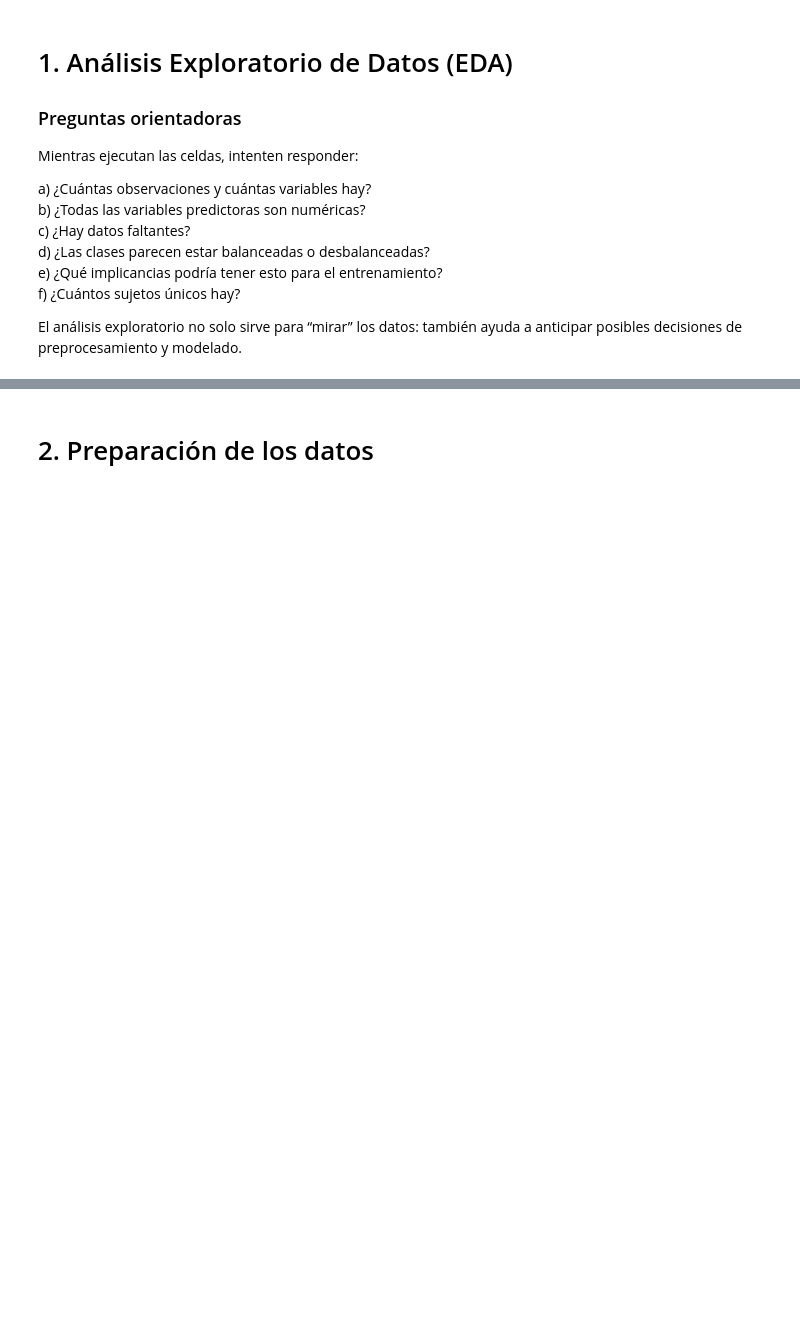
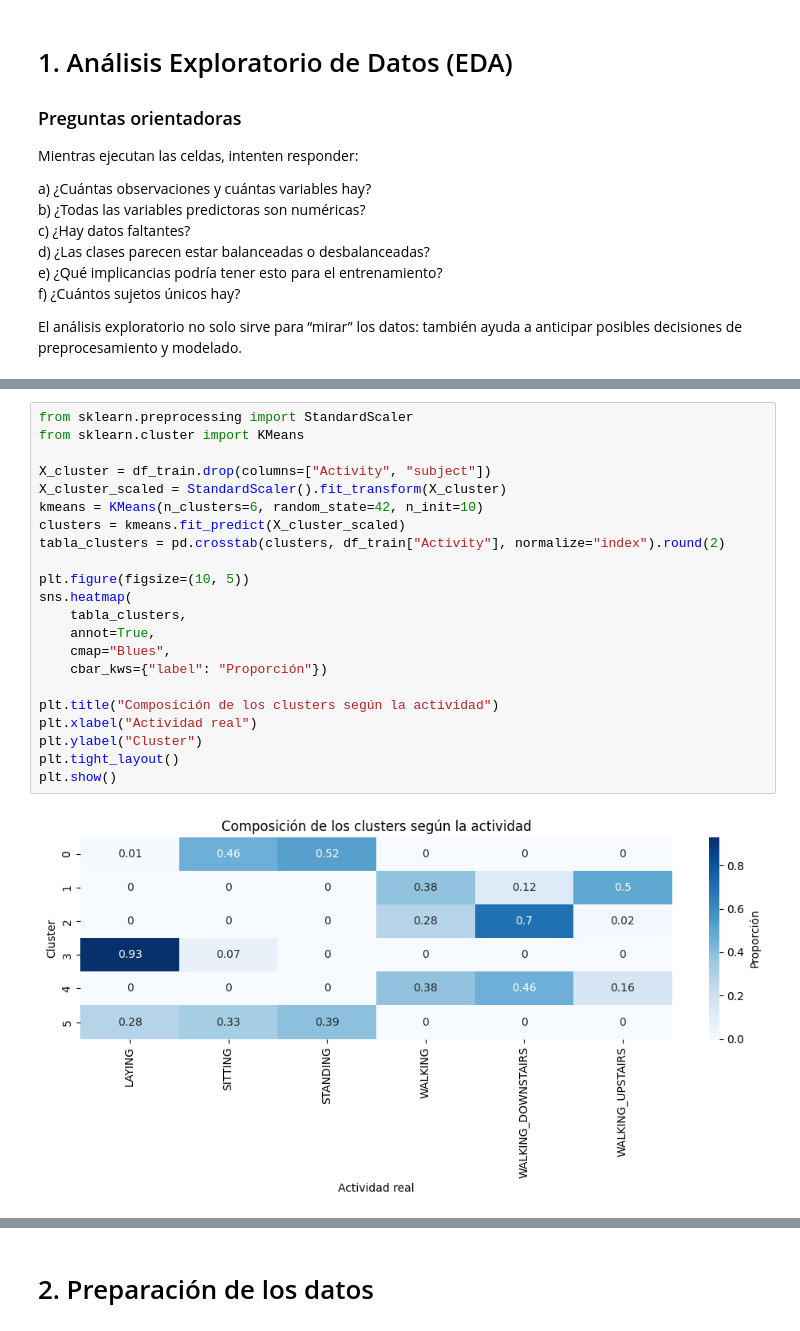
Before and after one commit to matigold22/TP-SIA, a Jupyter notebook: Consigna_TP2.ipynb, the cells around one changed output, grey strips where cells are left out. Saved outputs shown, nothing was run; the diff lists cells and outputs as text; blank space fills up the shorter version.

```diff
--- a/Consigna_TP2.ipynb
+++ b/Consigna_TP2.ipynb
@@ -130,0 +212,24 @@ El análisis exploratorio no solo sirve para “mirar” los datos: también ayu
+# %%
+from sklearn.preprocessing import StandardScaler
+from sklearn.cluster import KMeans
+
+X_cluster = df_train.drop(columns=["Activity", "subject"])
+X_cluster_scaled = StandardScaler().fit_transform(X_cluster)
+kmeans = KMeans(n_clusters=6, random_state=42, n_init=10)
+clusters = kmeans.fit_predict(X_cluster_scaled)
+tabla_clusters = pd.crosstab(clusters, df_train["Activity"], normalize="index").round(2)
+
+plt.figure(figsize=(10, 5))
+sns.heatmap(
+    tabla_clusters,
+    annot=True,
+    cmap="Blues",
+    cbar_kws={"label": "Proporción"})
+
+plt.title("Composición de los clusters según la actividad")
+plt.xlabel("Actividad real")
+plt.ylabel("Cluster")
+plt.tight_layout()
+plt.show()
+# %% [output]
+[figure, added]
```
Also changed, not shown: parts of 50 cells of this notebook.
